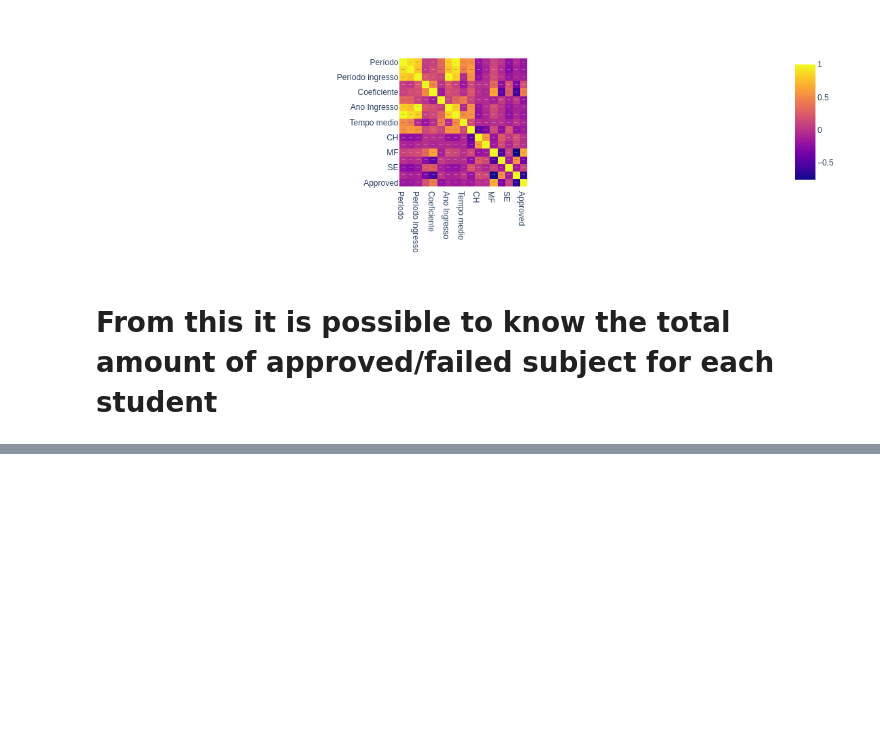
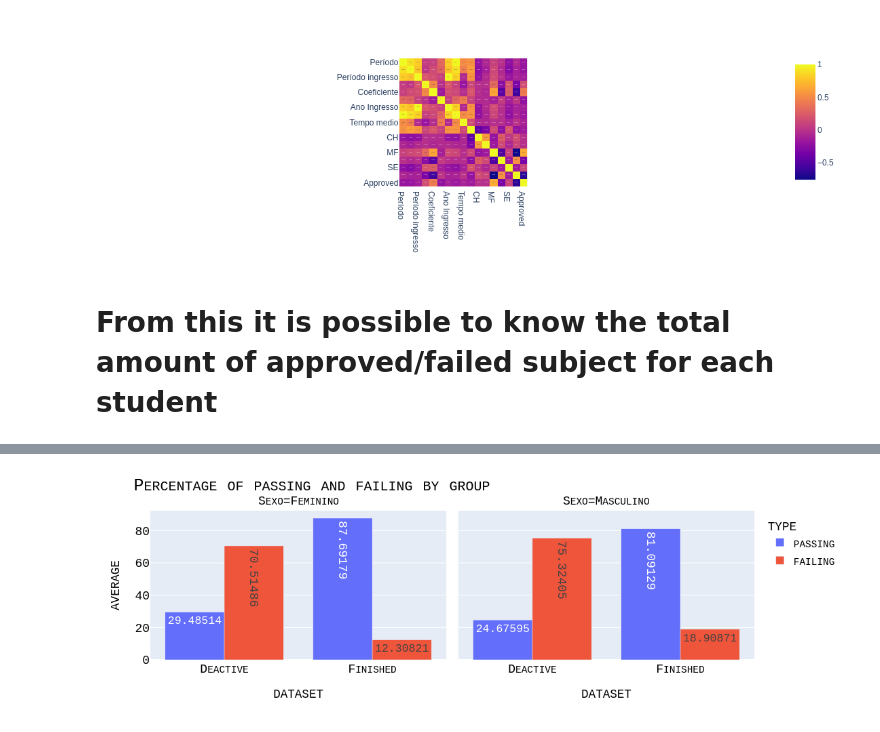
Before and after one commit to auserafim/ai-notebooks, a Jupyter notebook: evaded_college/evaded_college.ipynb, the cells around one changed output, grey strips where cells are left out. Drawn from its saved outputs; the diff is of its cells as text; code cells hidden in the pictures; blank space fills up the shorter version.

```diff
--- a/evaded_college/evaded_college.ipynb
+++ b/evaded_college/evaded_college.ipynb
@@ -417,0 +420,21 @@ px.bar(
+# %%
+y = everyone_grouped.groupby(["Sexo","dataset"]).agg( group_average_passing = ('average_passing', 'mean'),
+                                             group_average_failing = ('average_failing', 'mean')).reset_index()
+y_melted = y.melt(id_vars=["Sexo", "dataset"],
+                  value_vars=["group_average_passing", "group_average_failing"],
+                  var_name="type",
+                  value_name="average")
+
+y_melted["type"] = y_melted["type"].str.replace("group_average_", "")
+
+px.bar(
+    y_melted,
+    x="dataset",
+    y="average",
+    color="type",
+    barmode="group",
+    facet_col='Sexo',
+    text_auto=True
+).update_layout(title={'text': 'Percentage of passing and failing by group'}, font=my_font).show()
+# %% [output]
+[figure, added]
```
Also changed, not shown: parts of 6 cells of this notebook.
